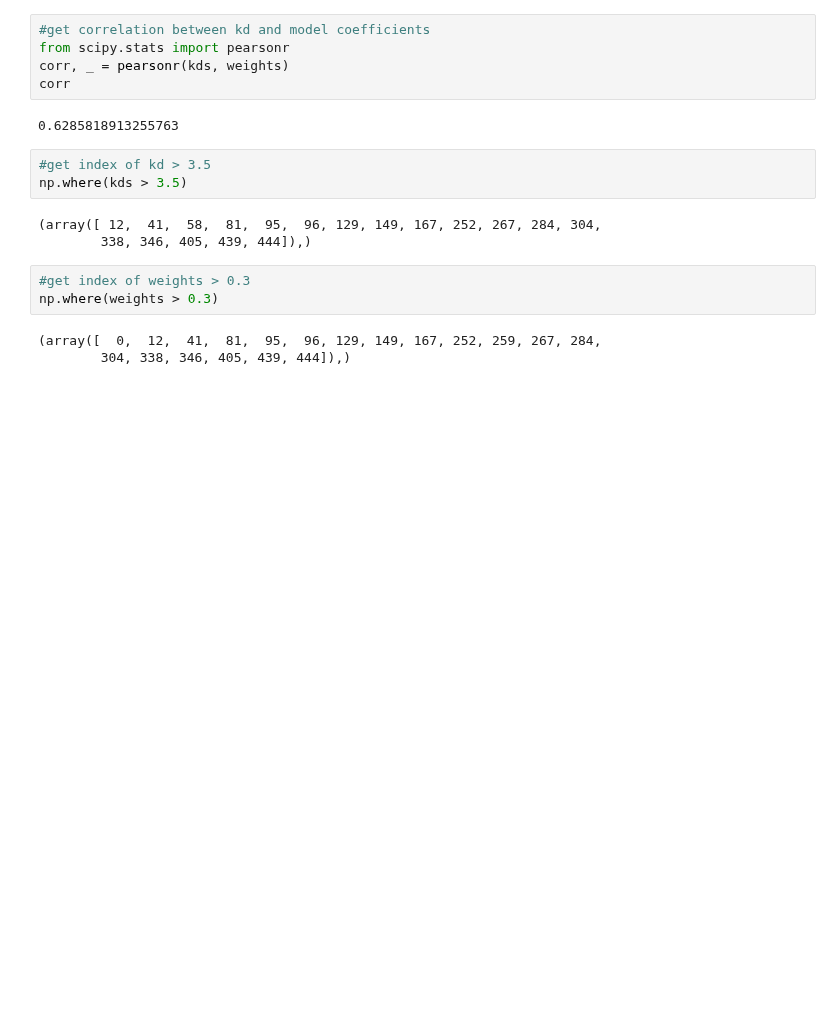
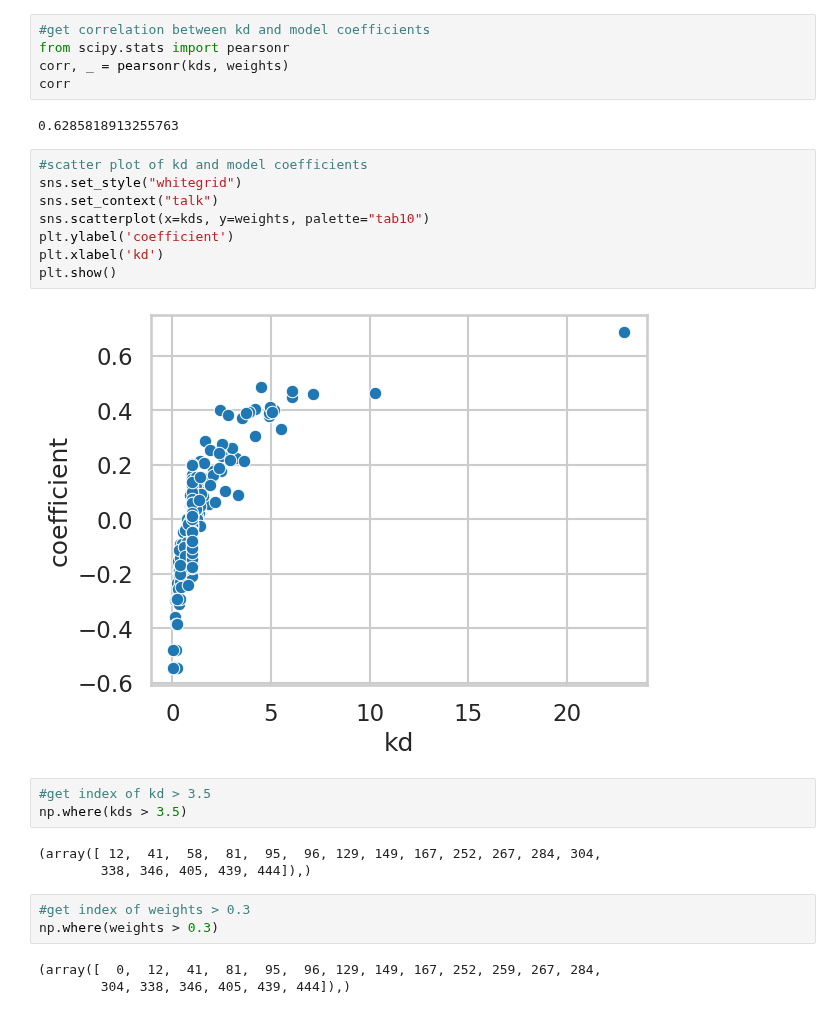
Before and after one commit to JoshuaGensel/MIME_ML, a Jupyter notebook: src/simFiles/trainSimModel.ipynb, the cells around one changed output. Cells and saved outputs as stored; diff of their text form; blank space fills up the shorter version.

```diff
--- a/src/simFiles/trainSimModel.ipynb
+++ b/src/simFiles/trainSimModel.ipynb
@@ -124,6 +124,16 @@ corr, _ = pearsonr(kds, weights)
 corr
 # %% [output]
 0.6285818913255763
+# %%
+#scatter plot of kd and model coefficients
+sns.set_style("whitegrid")
+sns.set_context("talk")
+sns.scatterplot(x=kds, y=weights, palette="tab10")
+plt.ylabel('coefficient')
+plt.xlabel('kd')
+plt.show()
+# %% [output]
+[figure, added]
 # %%
 #get index of kd > 3.5
 np.where(kds > 3.5)
```
Also changed, not shown: parts of 2 cells of this notebook, 1 other file.
